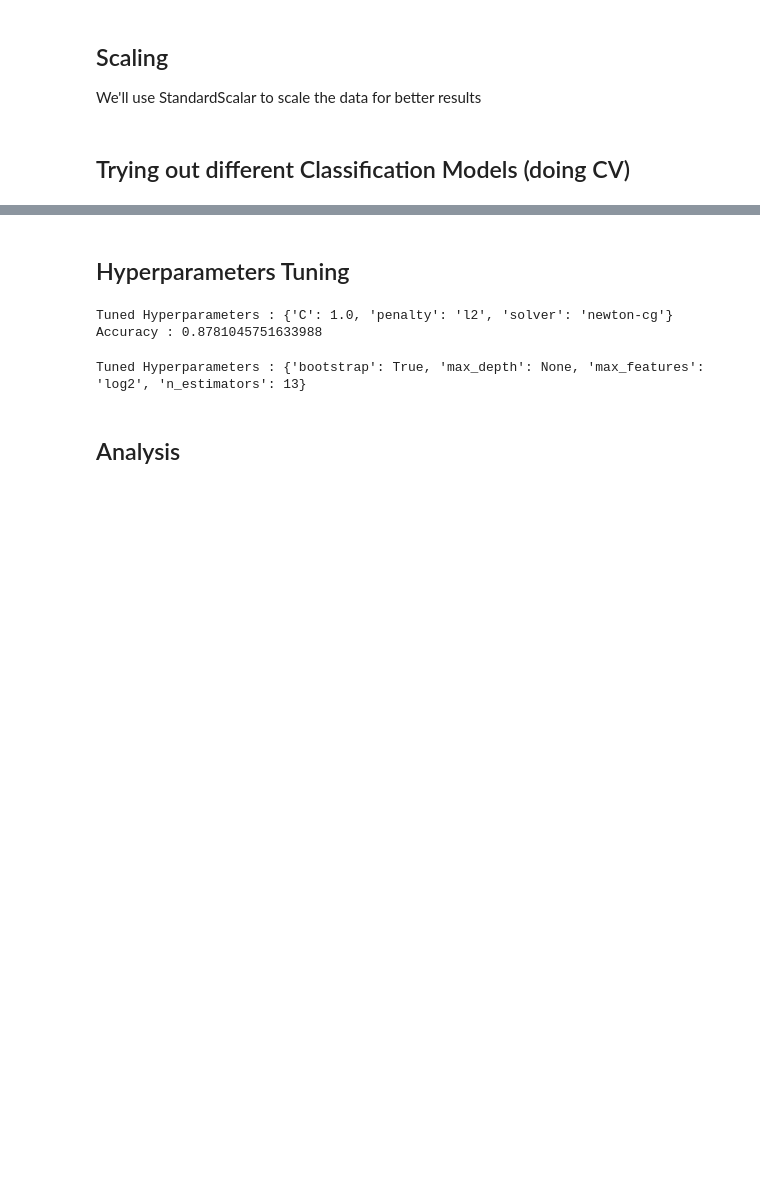
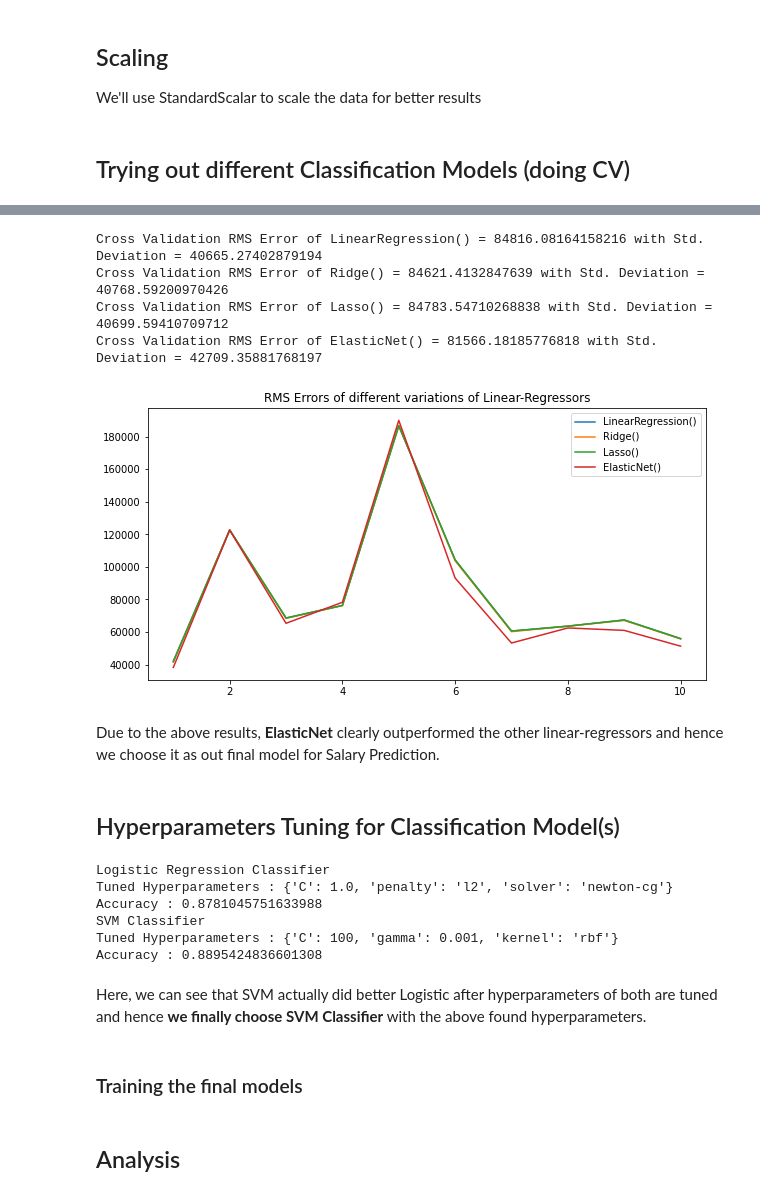
Before and after one commit to dsgiitr/Lecture-Assignments-Y22, a Jupyter notebook: ML/ML-Project-Submissions/sanidhya.ipynb, the cells around one changed output, grey strips where cells are left out. Drawn from its saved outputs; the diff is of its cells as text; code cells hidden in the pictures; blank space fills up the shorter version.

```diff
--- a/ML/ML-Project-Submissions/sanidhya.ipynb
+++ b/ML/ML-Project-Submissions/sanidhya.ipynb
@@ -384,27 +390,62 @@ Cross Validation RMS Error of LogisticRegression(random_state=20) = 94219.807563
+# %%
+from sklearn.linear_model import Ridge, Lasso, ElasticNet
+
+lr0 = LinearRegression()
+lr1 = Ridge()
+lr2 = Lasso()
+lr3 = ElasticNet()
+
+regressors  = [lr0,lr1,lr2,lr3]
+
+plt.figure(figsize=(10,5))
+for r in regressors:
+    scores = cross_val_score(r,x_salary_train,y_salary_train, scoring="neg_mean_squared_error",cv=10)
+    print(f"Cross Validation RMS Error of {r} = {np.sqrt(-scores).mean()} with Std. Deviation = {np.sqrt(-scores).std()}")
+    plt.plot(range(1,11),np.sqrt(-scores),label=r) #nsqrt of neg of neg mean sq error --> root mean sq error
+plt.title("RMS Errors of different variations of Linear-Regressors")
+plt.legend()
+plt.show()
+# %% [output]
+Cross Validation RMS Error of LinearRegression() = 84816.08164158216 with Std. Deviation = 40665.27402879194
+Cross Validation RMS Error of Ridge() = 84621.4132847639 with Std. Deviation = 40768.59200970426
+Cross Validation RMS Error of Lasso() = 84783.54710268838 with Std. Deviation = 40699.59410709712
+Cross Validation RMS Error of ElasticNet() = 81566.18185776818 with Std. Deviation = 42709.35881768197
+[figure, added]
+# %% [markdown]
+Due to the above results, **ElasticNet** clearly outperformed the other linear-regressors and hence we choose it as out final model for Salary Prediction.
 # %% [markdown]
-## Hyperparameters Tuning
+## Hyperparameters Tuning for Classification Model(s)
 # %%
 from sklearn.model_selection import GridSearchCV
 
 log_param={'penalty' : ['l1','l2'],
     'C'       : np.logspace(-3,3,7),
     'solver'  : ['newton-cg', 'lbfgs', 'liblinear']}
-model_status=LogisticRegression()
-model_status_cv=GridSearchCV(model_status,log_param,scoring='accuracy',cv=10)
-model_status_cv.fit(x_status_train,y_status_train)
-print("Tuned Hyperparameters :",model_status_cv.best_params_)
-print("Accuracy :",model_status_cv.best_score_)
+model_status1=LogisticRegression()
+model_status1_cv=GridSearchCV(model_status1,log_param,scoring='accuracy',cv=10)
+model_status1_cv.fit(x_status_train,y_status_train)
+print("Logistic Regression Classifier")
+print("Tuned Hyperparameters :",model_status1_cv.best_params_)
+print("Accuracy :",model_status1_cv.best_score_)
+
+svm_param = {'C': [0.1, 1, 10, 100, 1000],
+    'gamma': [1, 0.1, 0.01, 0.001, 0.0001],
+    'kernel': ['rbf']}
+model_status0=svm.SVC(random_state=rs)
+model_status0_cv=GridSearchCV(model_status0,svm_param,scoring='accuracy',cv=10)
+model_status0_cv.fit(x_status_train,y_status_train)
+print("SVM Classifier")
+print("Tuned Hyperparameters :",model_status0_cv.best_params_)
+print("Accuracy :",model_status0_cv.best_score_)
 # %% [output]
+Logistic Regression Classifier
 Tuned Hyperparameters : {'C': 1.0, 'penalty': 'l2', 'solver': 'newton-cg'}
 Accuracy : 0.8781045751633988
+SVM Classifier
+Tuned Hyperparameters : {'C': 100, 'gamma': 0.001, 'kernel': 'rbf'}
+Accuracy : 0.8895424836601308
-# %%
-rf_param = { 'bootstrap': [True],
-    'max_depth': [5, 10, None],
-    'max_features': ['auto', 'log2'],
-    'n_estimators': [5, 6, 7, 8, 9, 10, 11, 12, 13, 15]}
-model_salary=RandomForestRegressor()
-model_salary_cv=GridSearchCV(model_salary,rf_param,scoring='neg_mean_squared_error',cv=10)
-model_salary_cv.fit(x_salary_train,y_salary_train)
-print("Tuned Hyperparameters :",model_salary_cv.best_params_)
-# %% [output]
-Tuned Hyperparameters : {'bootstrap': True, 'max_depth': None, 'max_features': 'log2', 'n_estimators': 13}
+# %% [markdown]
+Here, we can see that SVM actually did better Logistic after hyperparameters of both are tuned and hence **we finally choose SVM Classifier** with the above found hyperparameters.
+# %% [markdown]
+
+### Training the final models
```
Also changed, not shown: parts of 11 cells of this notebook.
